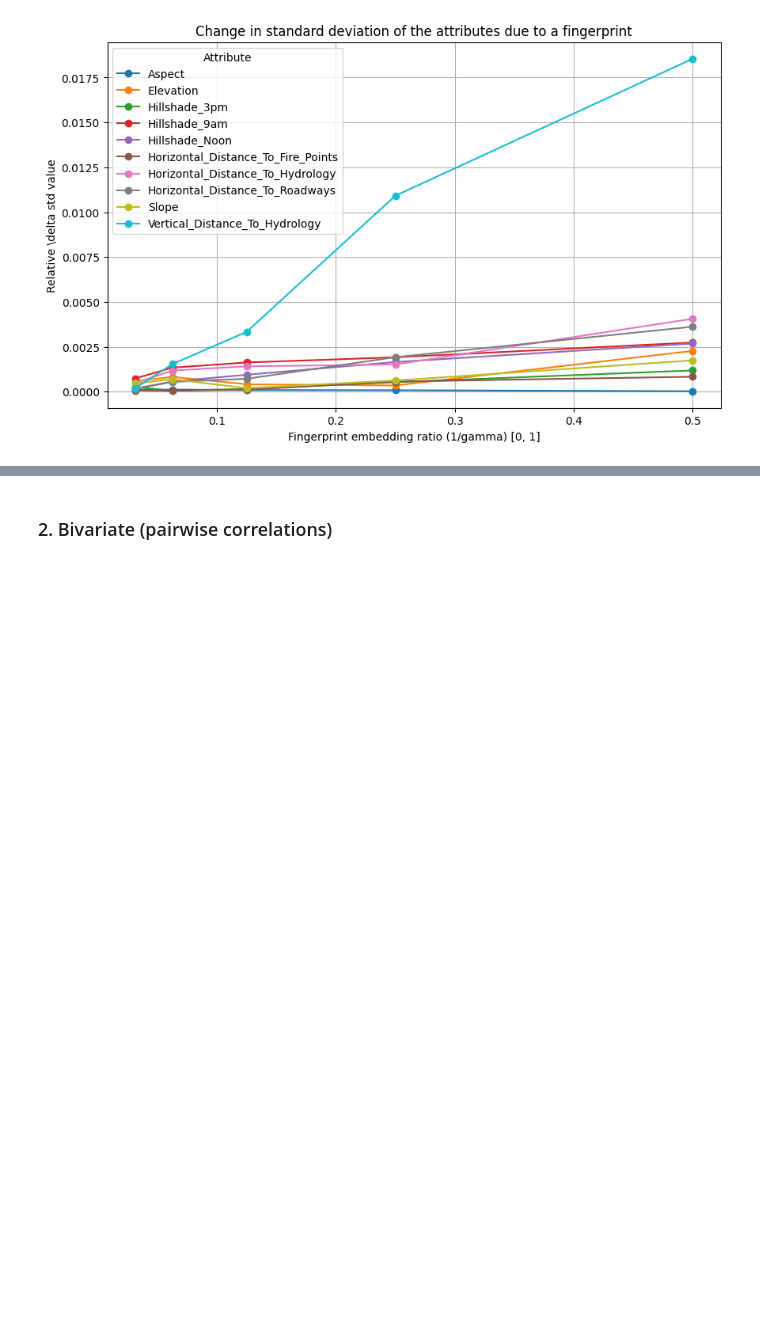
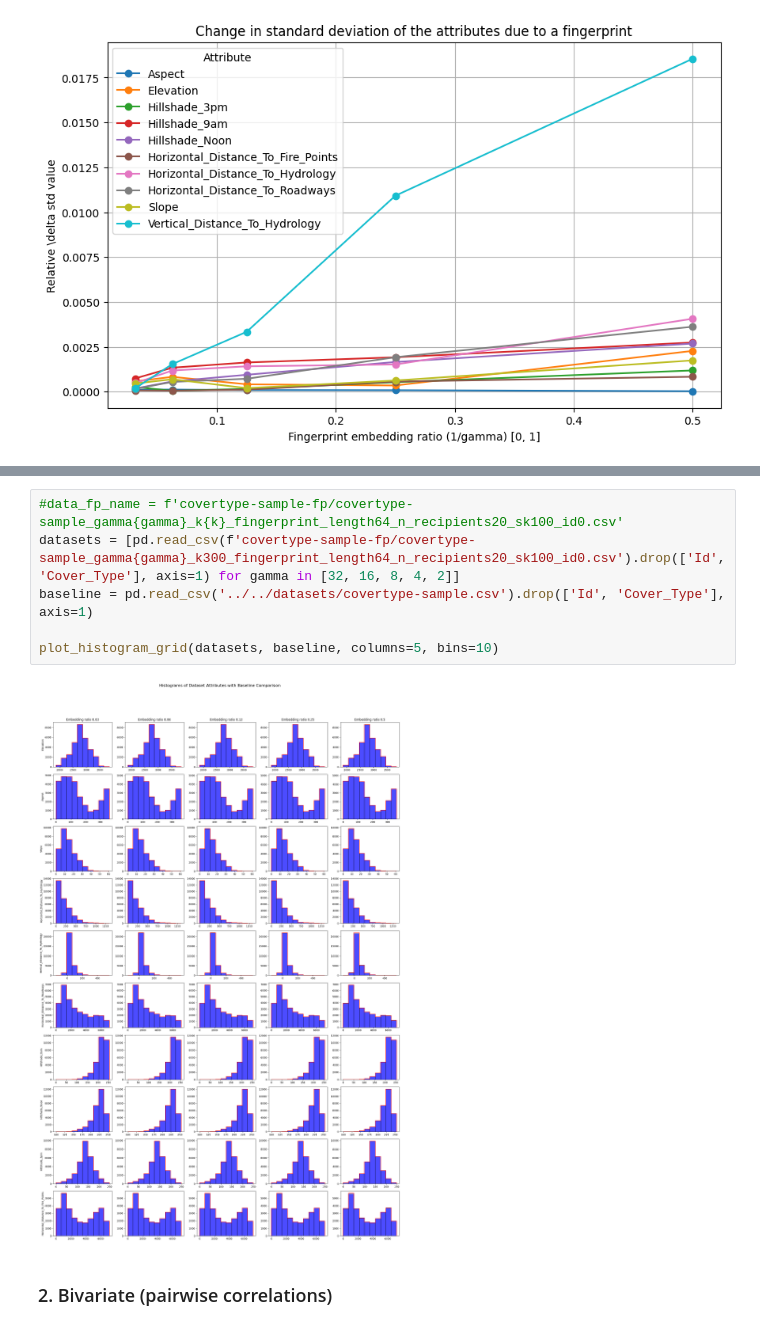
Before and after one commit to tanjascats/NCorr-FP, a Jupyter notebook: NCorrFP_scheme/analysis/NCorr-FP-analysis.ipynb, the cells around one changed output, grey strips where cells are left out. Cells and saved outputs as stored; diff of their text form; blank space fills up the shorter version.

```diff
--- a/NCorrFP_scheme/analysis/NCorr-FP-analysis.ipynb
+++ b/NCorrFP_scheme/analysis/NCorr-FP-analysis.ipynb
@@ -355,2 +473,10 @@ plot_delta_std(results_fidelity_num_stability)
+# %%
+#data_fp_name = f'covertype-sample-fp/covertype-sample_gamma{gamma}_k{k}_fingerprint_length64_n_recipients20_sk100_id0.csv'
+datasets = [pd.read_csv(f'covertype-sample-fp/covertype-sample_gamma{gamma}_k300_fingerprint_length64_n_recipients20_sk100_id0.csv').drop(['Id', 'Cover_Type'], axis=1) for gamma in [32, 16, 8, 4, 2]]
+baseline = pd.read_csv('../../datasets/covertype-sample.csv').drop(['Id', 'Cover_Type'], axis=1)
+
+plot_histogram_grid(datasets, baseline, columns=5, bins=10)
+# %% [output]
+[figure, added]
 # %% [markdown]
 ### 2. Bivariate (pairwise correlations)
```
Also changed, not shown: parts of 17 cells of this notebook, 5 other files.
